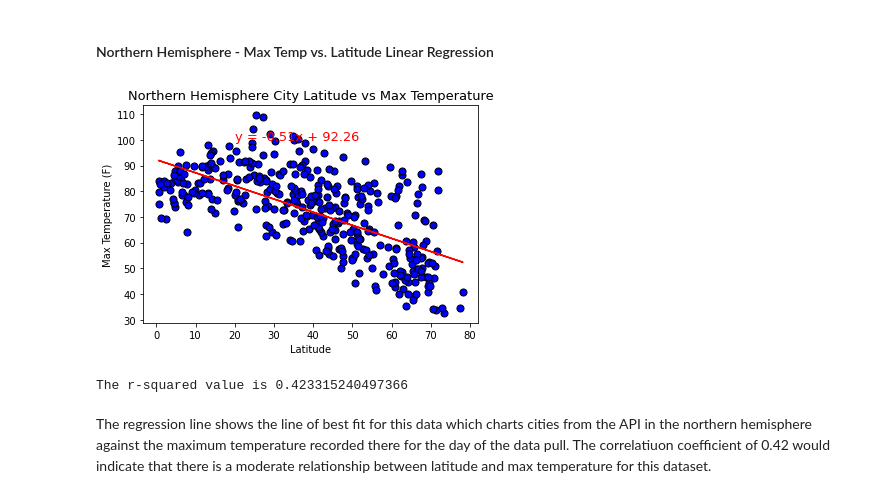
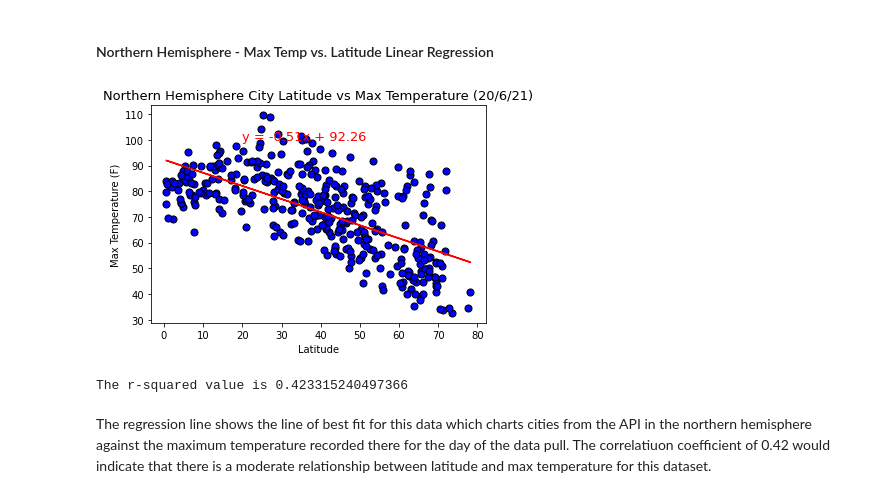
Before and after one commit to cjdance/python-api-challenge, a Jupyter notebook: WeatherPy/weatherpy.ipynb, the cells around one changed output. Saved outputs shown, nothing was run; the diff lists cells and outputs as text; code cells hidden in the pictures.

Commit message:
Updated WeatherPy with the dates of the data pull on each chart.

```diff
--- a/WeatherPy/weatherpy.ipynb
+++ b/WeatherPy/weatherpy.ipynb
@@ -273,25 +273,25 @@ north_hemi.head()
 # %%
 x_values = north_hemi['Lat']
 y_values = north_hemi['Max Temp']
 
 slope, intercept, r, p, se = linregress(x_values, y_values)
 regression_values = x_values * slope + intercept
 line_eq = "y = " + str(round(slope,2)) + "x + " + str(round(intercept,2))
 
 
 
 nh_plot = north_hemi.plot(kind = 'scatter', x = 'Lat', y = 'Max Temp',color = 'blue', edgecolor = 'black', s = 50)
 plt.plot(x_values, regression_values,'r-')
 plt.annotate(line_eq, (20,100), fontsize=13, color = 'r')
-plt.title('Northern Hemisphere City Latitude vs Max Temperature', fontsize = 13)
+plt.title('Northern Hemisphere City Latitude vs Max Temperature (20/6/21)', fontsize = 13)
 plt.xlabel('Latitude')
 plt.ylabel('Max Temperature (F)')
 plt.savefig('scatter_plots/nh_temp_lat.png')
 plt.show()
 
 print(f'The r-squared value is {r**2}')
 # %% [output]
-[figure, old version]
+[figure, new version]
 The r-squared value is 0.423315240497366
 # %% [markdown]
 The regression line shows the line of best fit for this data which charts cities from the API in the northern hemisphere against the maximum temperature recorded there for the day of the data pull. The correlatiuon coefficient of 0.42 would indicate that there is a moderate relationship between latitude and max temperature for this dataset.
```
Also changed, not shown: parts of 11 cells of this notebook, 11 other files.
